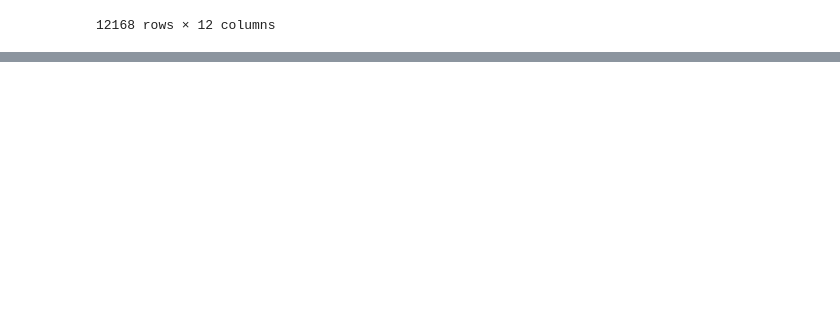
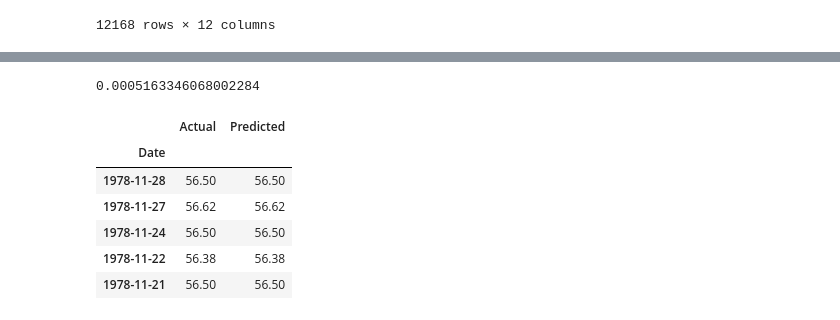
Before and after one commit to joebarry1252/Industrial-Strength, a Jupyter notebook: notebooks/JB_scratchwork/cat_price_predict.ipynb, the cells around one changed output, grey strips where cells are left out. Cells and saved outputs as stored; diff of their text form; code cells hidden in the pictures; blank space fills up the shorter version.

```diff
--- a/notebooks/JB_scratchwork/cat_price_predict.ipynb
+++ b/notebooks/JB_scratchwork/cat_price_predict.ipynb
@@ -205,0 +426,4 @@ hon_historical
+# %%
+model.evaluate(X_test, y_test, verbose=0)
+# %% [output]
+0.0005163346068002284
@@ -205,0 +435,16 @@ hon_historical
+# %%
+cat_actual_predicted = pd.DataFrame({
+    "Actual": real_prices.ravel(),
+    "Predicted": predicted_prices.ravel()
+}, index = cat_historical.index[-len(real_prices): ])
+
+# Show the DataFrame's head
+cat_actual_predicted.head()
+# %% [output]
+|  | Actual | Predicted |
+| Date |  |  |
+| 1978-11-28 | 56.50 | 56.50 |
+| 1978-11-27 | 56.62 | 56.62 |
+| 1978-11-24 | 56.50 | 56.50 |
+| 1978-11-22 | 56.38 | 56.38 |
+| 1978-11-21 | 56.50 | 56.50 |
```
Also changed, not shown: parts of 19 cells of this notebook, 2 other files.
